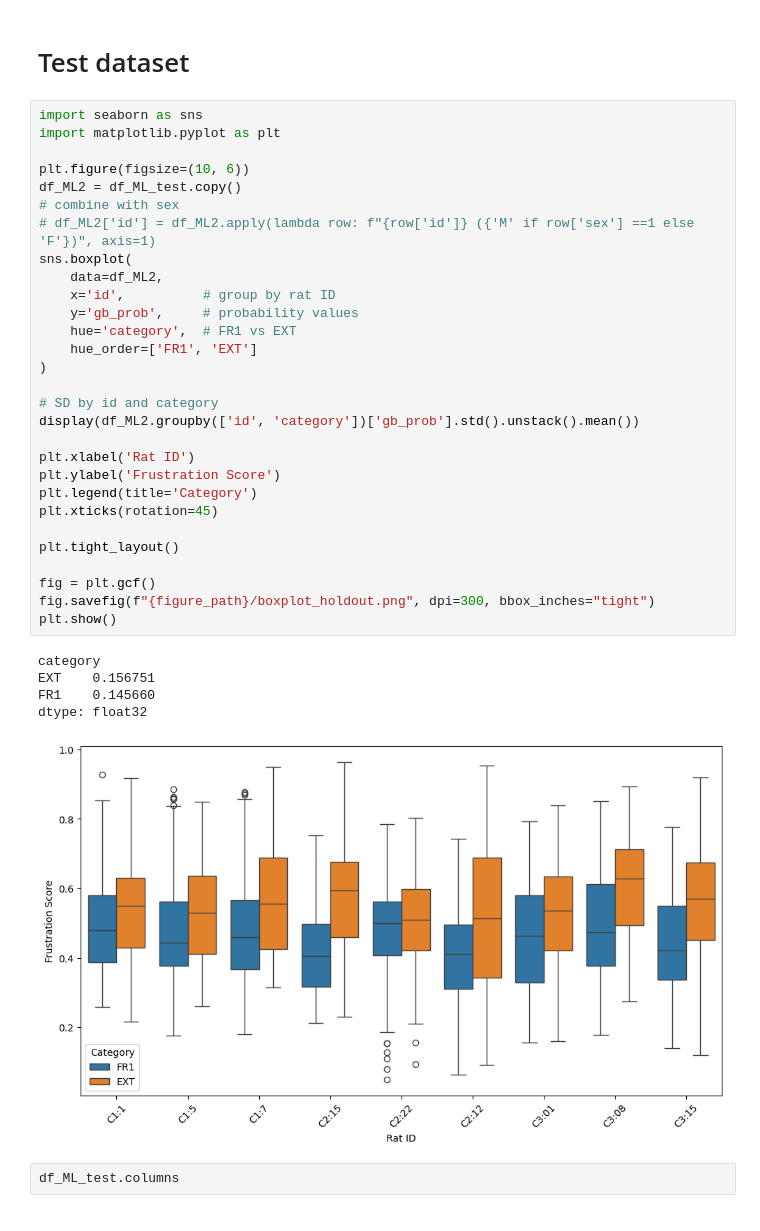
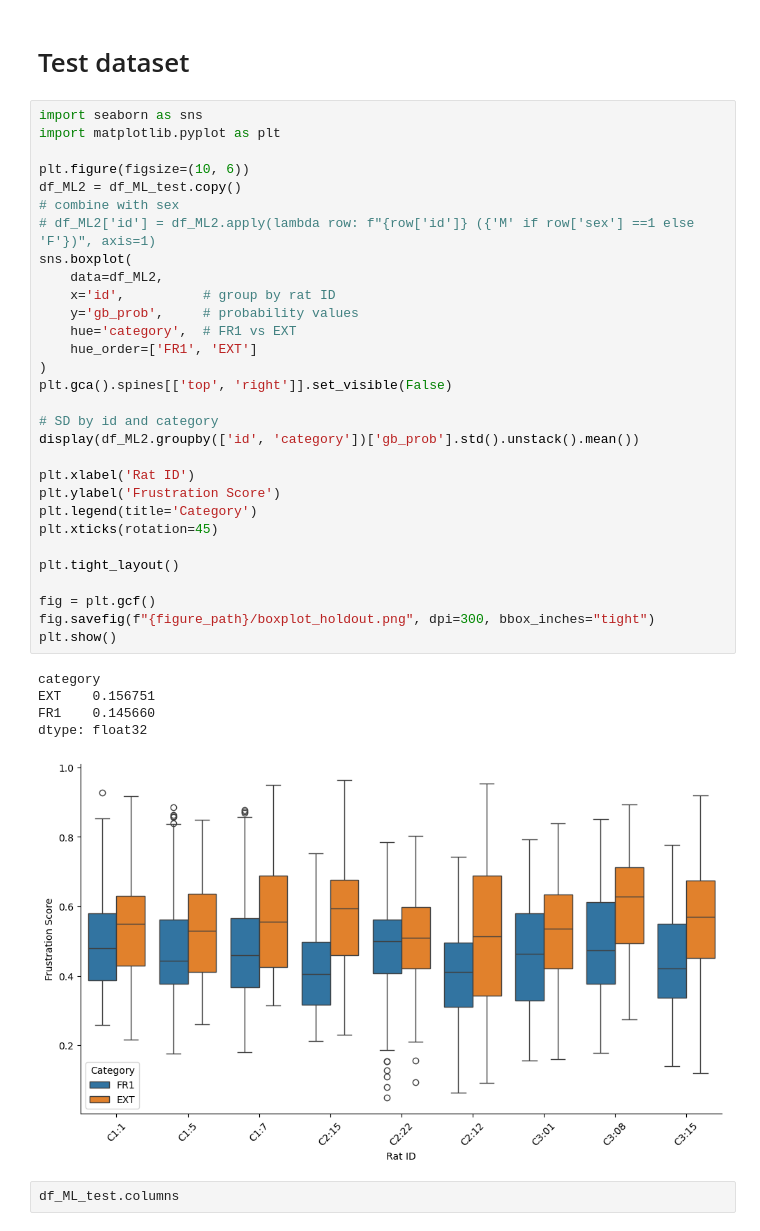
Before and after one commit to Jiefei-Wang/rat-model, a Jupyter notebook: scripts/manuscript/models.ipynb, the cells around one changed output. Saved outputs shown, nothing was run; the diff lists cells and outputs as text.

```diff
--- a/scripts/manuscript/models.ipynb
+++ b/scripts/manuscript/models.ipynb
@@ -515,34 +517,35 @@ import matplotlib.pyplot as plt
 plt.figure(figsize=(10, 6))
 df_ML2 = df_ML_test.copy()
 # combine with sex
 # df_ML2['id'] = df_ML2.apply(lambda row: f"{row['id']} ({'M' if row['sex'] ==1 else 'F'})", axis=1)
 sns.boxplot(
     data=df_ML2,
     x='id',          # group by rat ID
     y='gb_prob',     # probability values
     hue='category',  # FR1 vs EXT
     hue_order=['FR1', 'EXT']
 )
+plt.gca().spines[['top', 'right']].set_visible(False)
 
 # SD by id and category
 display(df_ML2.groupby(['id', 'category'])['gb_prob'].std().unstack().mean())
 
 plt.xlabel('Rat ID')
 plt.ylabel('Frustration Score')
 plt.legend(title='Category')
 plt.xticks(rotation=45)
 
 plt.tight_layout()
 
 fig = plt.gcf()
 fig.savefig(f"{figure_path}/boxplot_holdout.png", dpi=300, bbox_inches="tight")
 plt.show()
 # %% [output]
 category
 EXT    0.156751
 FR1    0.145660
 dtype: float32
-[figure, old version]
+[figure, new version]
 # %%
 df_ML_test.columns
 # %% [output]
```
Also changed, not shown: parts of 8 cells of this notebook.
